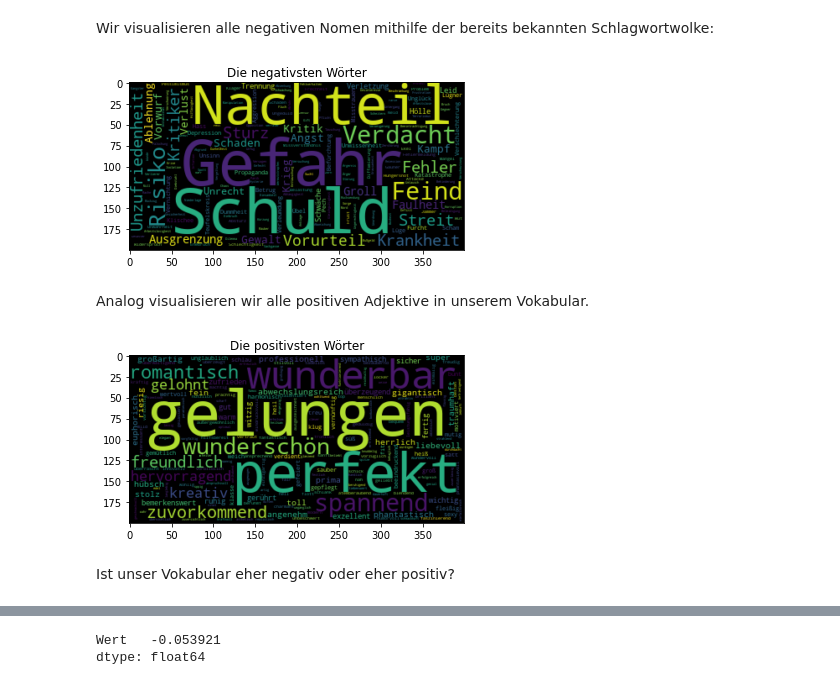
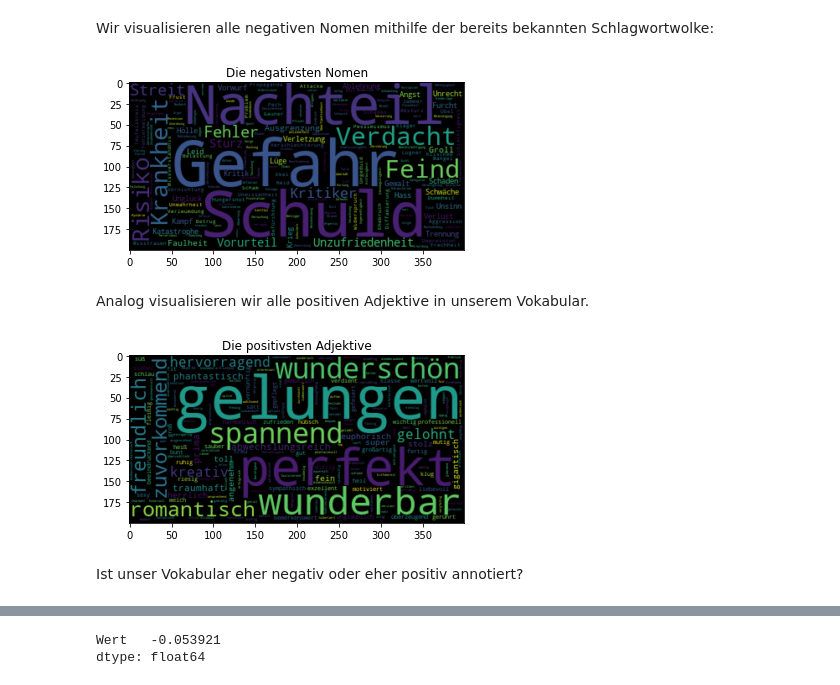
Before and after one commit to orca-nrw/lernmodul-texte, a Jupyter notebook: index.ipynb, the cells around one changed output, grey strips where cells are left out. Drawn from its saved outputs; the diff is of its cells as text; code cells hidden in the pictures.

```diff
--- a/index.ipynb
+++ b/index.ipynb
@@ -601,0 +584,3 @@ positive.head()
+# %%
+negative = lf.load_vocabulary(labels[0]) # Negative
+negative.head()
@@ -601,0 +596,3 @@ positive.head()
+# %%
+positive = lf.load_vocabulary(labels[1]) # Positive
+positive.head()
@@ -630,21 +641,21 @@ array(['NN', 'VVINF', 'ADJX', 'ADV'], dtype=object)
 # %% [markdown]
 Wir visualisieren alle negativen Nomen mithilfe der bereits bekannten Schlagwortwolke:
 # %%
-neg = vocab[(vocab['Stimmung'] == 'negativ') & (vocab['Typ'] == 'NN')] # Only negative vocabulary
-most_negative_words = wc.generate_from_frequencies(pd.Series(neg.Wert.values * (-100), index=neg.Wort).to_dict())
-vf.plot_image(most_negative_words, 'Die negativsten Wörter')
+neg_nouns = vocab[(vocab['Stimmung'] == 'negativ') & (vocab['Typ'] == 'NN')] # Only negative vocabulary
+most_neg_nouns = wc.generate_from_frequencies(pd.Series(neg_nouns.Wert.values * (-100), index=neg_nouns.Wort).to_dict())
+vf.plot_image(most_neg_nouns, 'Die negativsten Nomen')
 # %% [output]
-[figure, old version]
+[figure, new version]
 # %% [markdown]
 Analog visualisieren wir alle positiven Adjektive in unserem Vokabular.
 # %%
-pos = vocab[(vocab['Stimmung'] == 'positiv') & (vocab['Typ'] == 'ADJX')] # Only positive vocabulary
-most_positive_word = wc.generate_from_frequencies(pd.Series(pos.Wert.values * (100), index=pos.Wort).to_dict())
-vf.plot_image(most_positive_word, 'Die positivsten Wörter')
+pos_adj = vocab[(vocab['Stimmung'] == 'positiv') & (vocab['Typ'] == 'ADJX')] # Only positive vocabulary
+most_pos_adj = wc.generate_from_frequencies(pd.Series(pos_adj.Wert.values * (100), index=pos_adj.Wort).to_dict())
+vf.plot_image(most_pos_adj, 'Die positivsten Adjektive')
 # %% [output]
-[figure, old version]
+[figure, new version]
 # %% [markdown]
-Ist unser Vokabular eher negativ oder eher positiv?
+Ist unser Vokabular eher negativ oder eher positiv annotiert?
 # %%
 #hideInput
 texte_lm.show_task(12)
```
Also changed, not shown: parts of 59 cells of this notebook, 1 other file.
